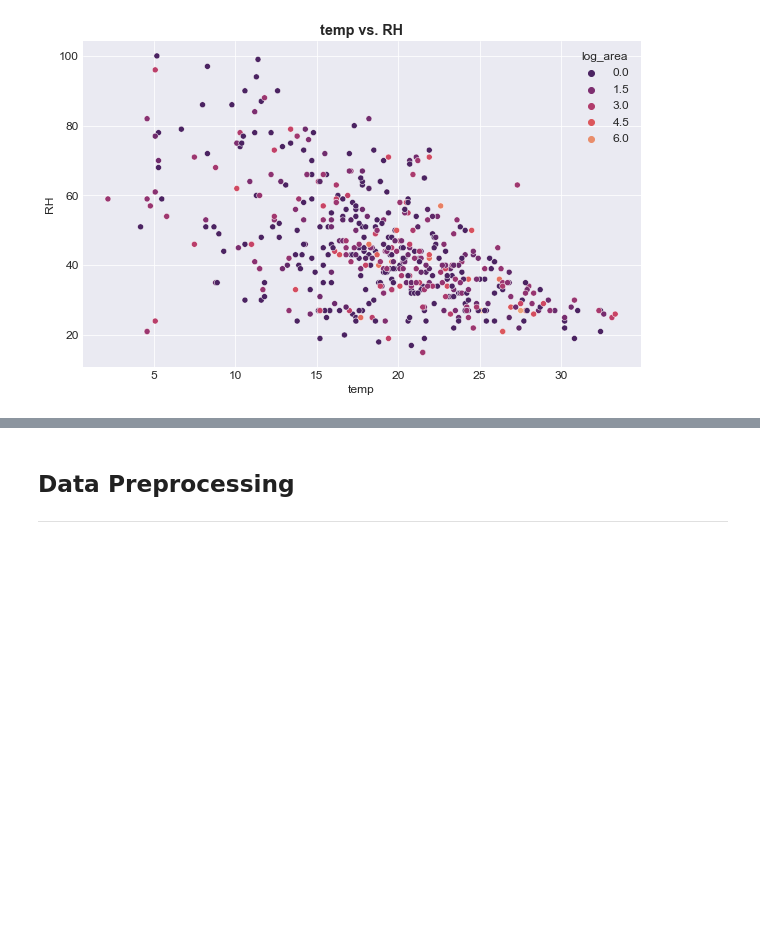
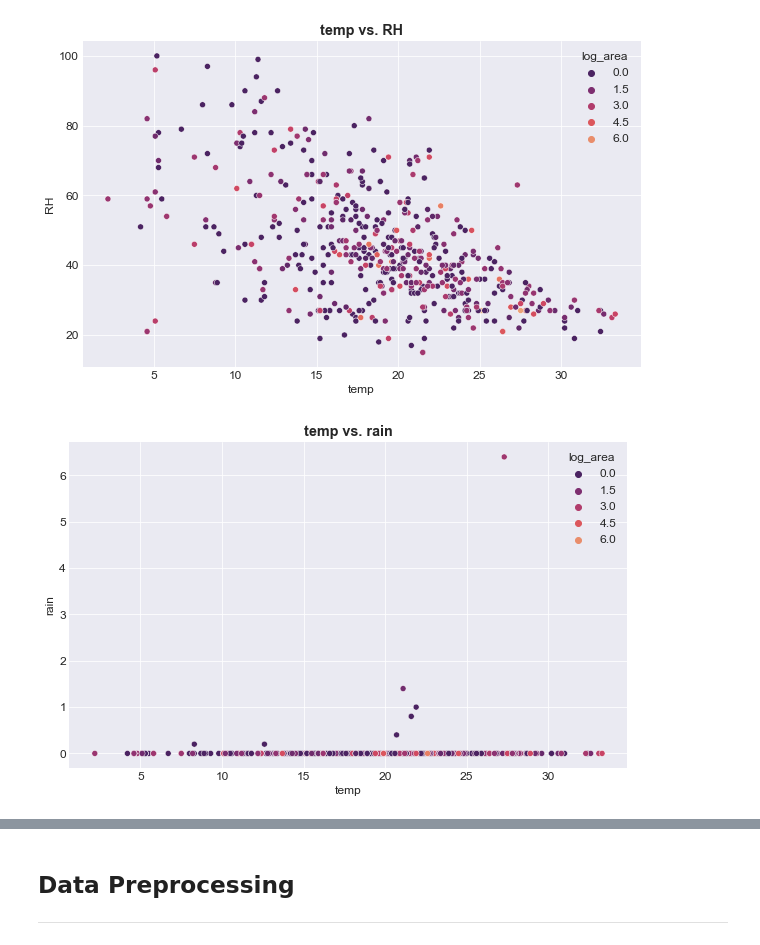
Before and after one commit to TrinityGahagen2K/flatiron-rapid-edas, a Jupyter notebook: rapid_research_reports/rapid_research_report_1_forest_fires.ipynb, the cells around one changed output, grey strips where cells are left out. Saved outputs shown, nothing was run; the diff lists cells and outputs as text; code cells hidden in the pictures; blank space fills up the shorter version.

```diff
--- a/rapid_research_reports/rapid_research_report_1_forest_fires.ipynb
+++ b/rapid_research_reports/rapid_research_report_1_forest_fires.ipynb
@@ -234,3 +237,7 @@ create_scatter_with_hue(forest_fires, x='DMC', y='DC', hue='log_area')
 create_scatter_with_hue(forest_fires, x='temp', y='RH', hue='log_area')
 # %% [output]
 [figure]
+# %%
+create_scatter_with_hue(forest_fires, x='temp', y='rain', hue='log_area')
+# %% [output]
+[figure, added]
```
Also changed, not shown: parts of 56 cells of this notebook.
